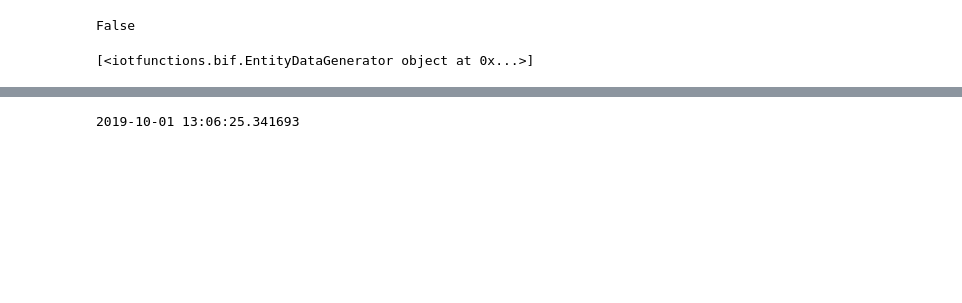
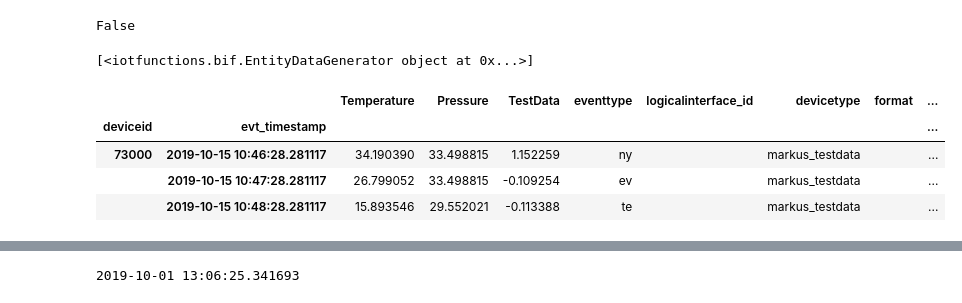
Before and after one commit to sedgewickmm18/mmfunctions, a Jupyter notebook: Test_Postgres.ipynb, the cells around one changed output, grey strips where cells are left out. Cells and saved outputs as stored; diff of their text form; code cells hidden in the pictures; blank space fills up the shorter version.

```diff
--- a/Test_Postgres.ipynb
+++ b/Test_Postgres.ipynb
@@ -350,6 +371,15 @@ class SpectralFeatureExtract(BaseTransformer):
                 description='zscore'
                 ))
         return (inputs,outputs)
+# %%
+dfcopy.loc[('73000',), 'TestOut'] = 3453
+dfcopy.head(3)
+# %% [output]
+|  |  | Temperature | Pressure | TestData | eventtype | logicalinterface_id | devicetype | format | ... |
+| deviceid | evt_timestamp |  |  |  |  |  |  |  | ... |
+| 73000 | 2019-10-15 10:46:28.281117 | 34.190390 | 33.498815 | 1.152259 | ny |  | markus_testdata |  | ... |
+|  | 2019-10-15 10:47:28.281117 | 26.799052 | 33.498815 | -0.109254 | ev |  | markus_testdata |  | ... |
+|  | 2019-10-15 10:48:28.281117 | 15.893546 | 29.552021 | -0.113388 | te |  | markus_testdata |  | ... |
 # %%
 
 jobsettings = {}
```
Also changed, not shown: parts of 18 cells of this notebook, 1 other file.
